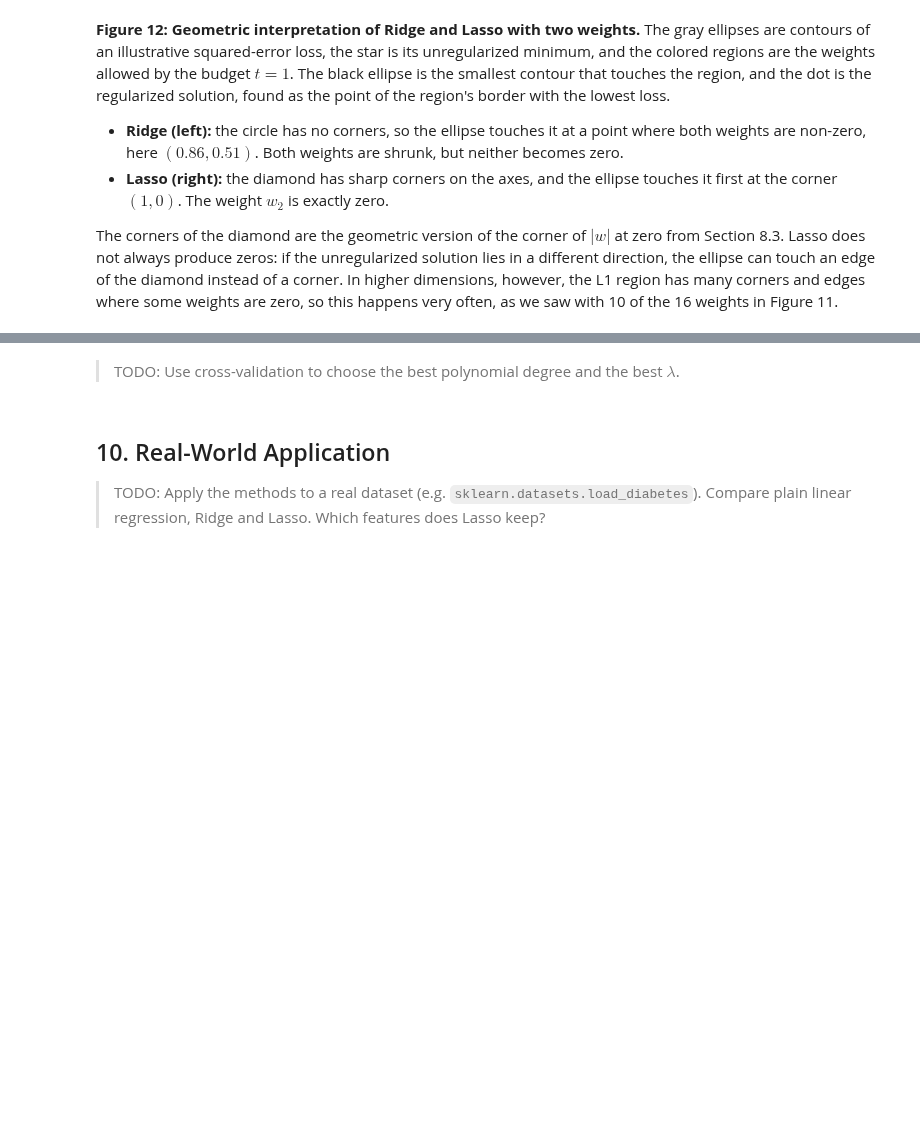
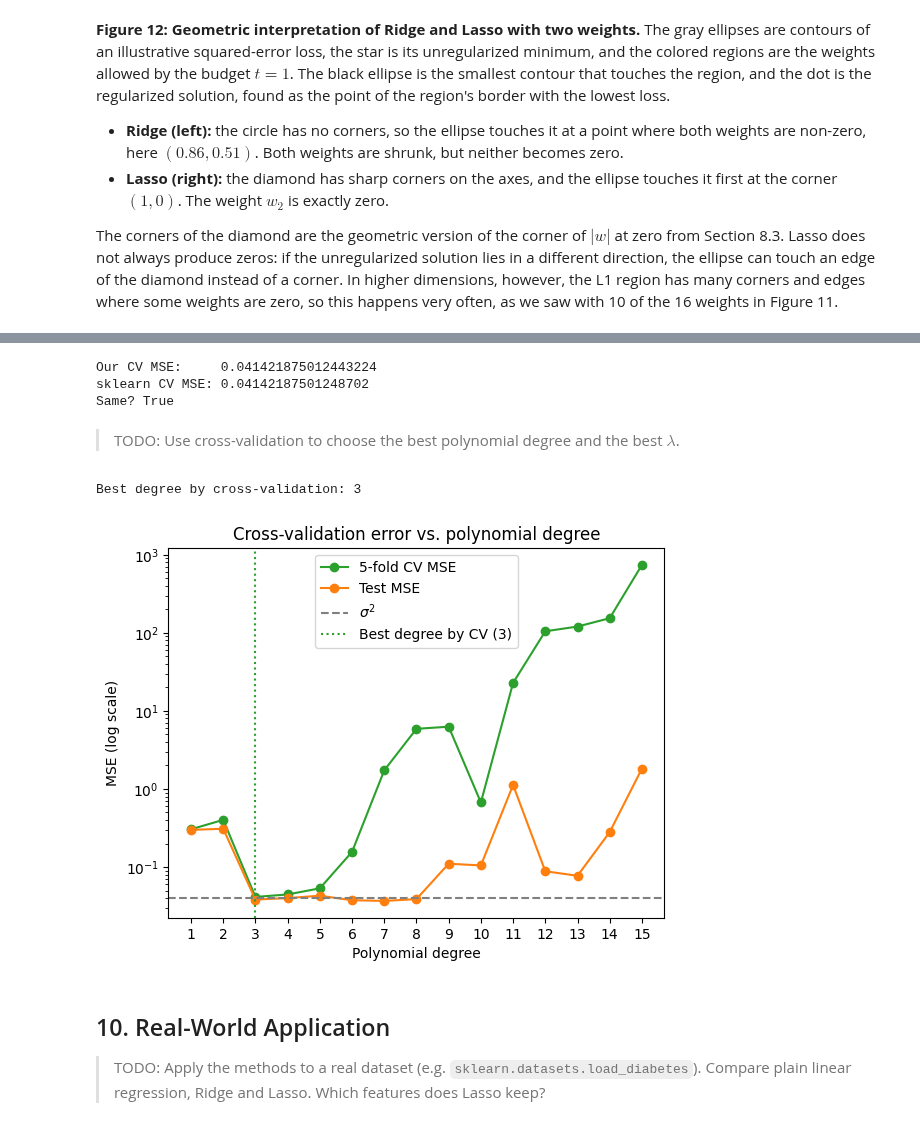
Before and after one commit to eleonorakuteva/overfitting-and-regularization, a Jupyter notebook: main.ipynb, the cells around one changed output, grey strips where cells are left out. Drawn from its saved outputs; the diff is of its cells as text; code cells hidden in the pictures; blank space fills up the shorter version.

Commit message:
Implement k-fold cross-validation from scratch and use it to select the polynomial degree

```diff
--- a/main.ipynb
+++ b/main.ipynb
@@ -877,5 +921,55 @@ def k_fold_cross_validation(X, y, fit_function, k = 5):
+# %%
+X_train_poly = polynomial_features(x_train, 3)
+
+ours = k_fold_cross_validation(X_train_poly, y_train, fit_linear_regression, k=5)
+
+# sklearn returns the NEGATIVE MSE, so we add a minus sign
+sk_scores = cross_val_score(LinearRegression(fit_intercept=False), X_train_poly, y_train,
+                            cv=KFold(n_splits=5), scoring="neg_mean_squared_error")
+
+print("Our CV MSE:    ", ours)
+print("sklearn CV MSE:", -np.mean(sk_scores))
+print("Same?", np.isclose(ours, -np.mean(sk_scores)))
+# %% [output]
+Our CV MSE:     0.041421875012443224
+sklearn CV MSE: 0.04142187501248702
+Same? True
 # %% [markdown]
 > TODO: Use cross-validation to choose the best polynomial degree and the best $\lambda$.
+# %%
+degrees = range(1, 16)
+cv_errors = []
+test_errors = []
+
+for degree in degrees:
+    X_train_poly = polynomial_features(x_train, degree)
+    X_test_poly = polynomial_features(x_test, degree)
+
+    # 1. CV error: uses ONLY the training data
+    cv_errors.append(k_fold_cross_validation(X_train_poly, y_train, fit_linear_regression, k=5))
+
+    # 2. Test error, only for comparison (NOT used for the choice)
+    w_poly = fit_linear_regression(X_train_poly, y_train)
+    test_errors.append(mean_squared_error(y_test, predict(X_test_poly, w_poly)))
+
+# 3. The degree with the smallest CV error
+best_degree = degrees[int(np.argmin(cv_errors))]
+print("Best degree by cross-validation:", best_degree)
+
+# 4. Plot
+plt.semilogy(degrees, cv_errors, "o-", color="tab:green", label="5-fold CV MSE")
+plt.semilogy(degrees, test_errors, "o-", color="tab:orange", label="Test MSE")
+plt.axhline(NOISE_STD ** 2, color="gray", linestyle="--", label=r"$\sigma^2$")
+plt.axvline(best_degree, color="tab:green", linestyle=":", label=f"Best degree by CV ({best_degree})")
+plt.title("Cross-validation error vs. polynomial degree")
+plt.xlabel("Polynomial degree")
+plt.xticks(degrees)
+plt.ylabel("MSE (log scale)")
+plt.legend()
+plt.show()
+# %% [output]
+Best degree by cross-validation: 3
+[figure, added]
 # %% [markdown]
 ## 10. Real-World Application
 > TODO: Apply the methods to a real dataset (e.g. `sklearn.datasets.load_diabetes`). Compare plain linear regression, Ridge and Lasso. Which features does Lasso keep?
```
Also changed, not shown: parts of 4 cells of this notebook.
